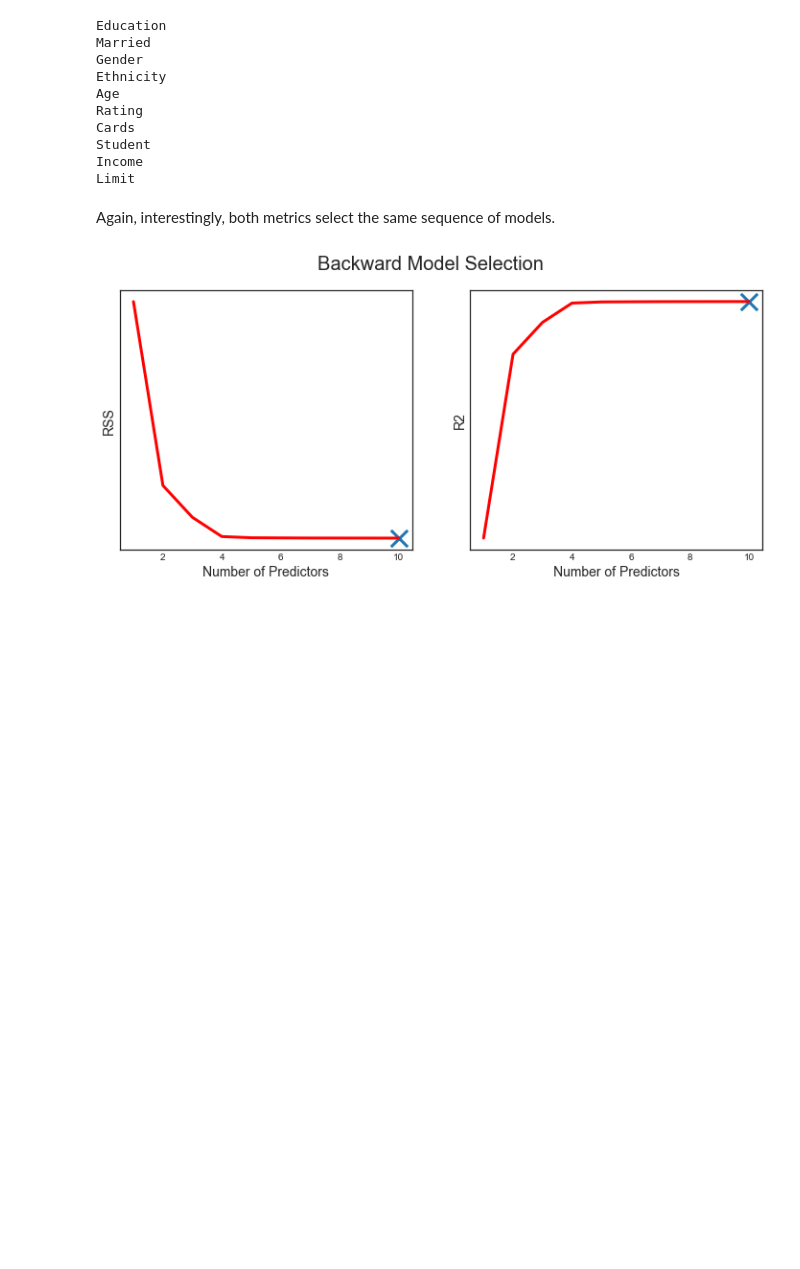
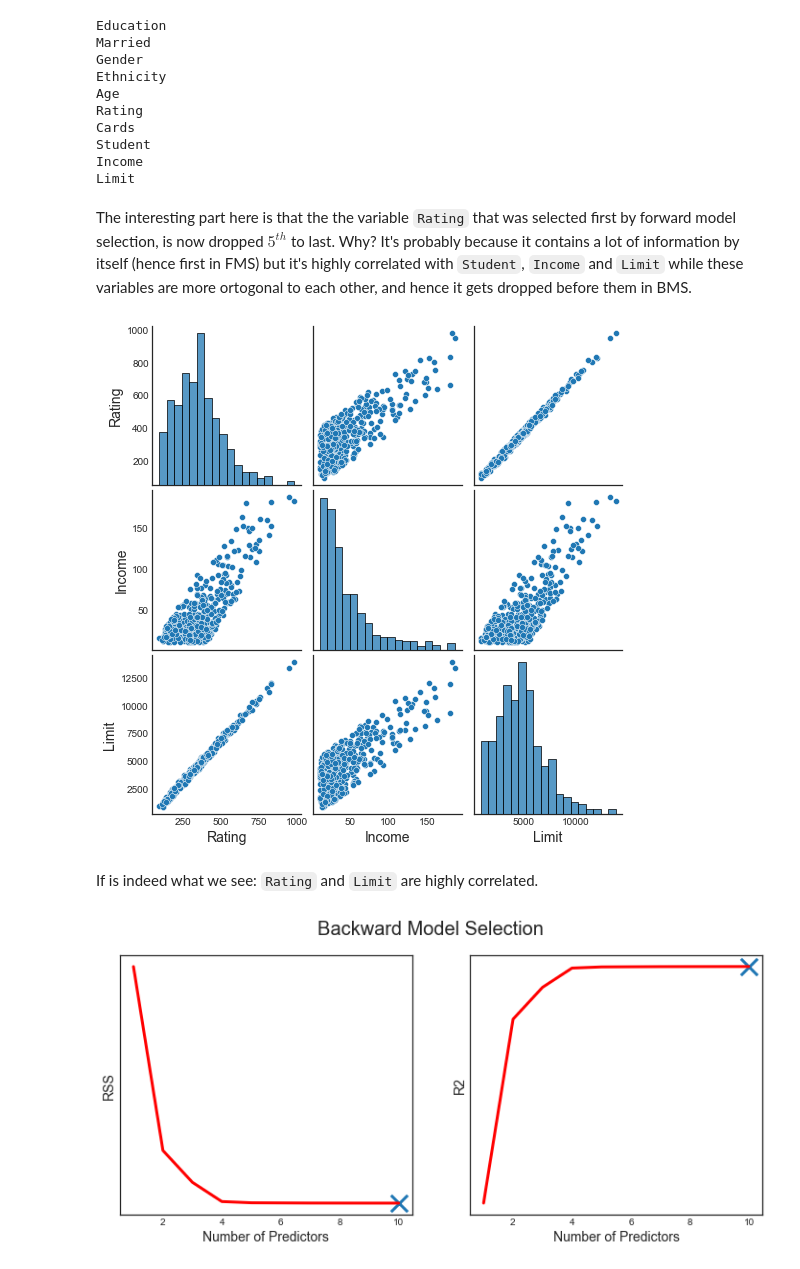
Before and after one commit to matteocourthoud/Machine-Learning-for-Economic-Analysis, a Jupyter notebook: 5_regularization.ipynb, the cells around one changed output. Cells and saved outputs as stored; diff of their text form; code cells hidden in the pictures; blank space fills up the shorter version.

```diff
--- a/5_regularization.ipynb
+++ b/5_regularization.ipynb
@@ -320,8 +321,15 @@ Cards
 Student
 Income
 Limit
-# %% [markdown]
-Again, interestingly, both metrics select the same sequence of models.
+# %% [markdown]
+The interesting part here is that the the variable `Rating` that was selected first by forward model selection, is now dropped $5^{th}$ to last. Why? It's probably because it contains a lot of information by itself (hence first in FMS) but it's highly correlated with `Student`, `Income` and `Limit` while these variables are more ortogonal to each other, and hence it gets dropped before them in BMS.
+# %%
+# Plot correlations
+sns.pairplot(credit[['Rating','Student','Income','Limit']]);
+# %% [output]
+[figure, added]
+# %% [markdown]
+If is indeed what we see: `Rating` and `Limit` are highly correlated.
 # %%
 fig, (ax1,ax2) = plt.subplots(1,2)
 fig.suptitle('Backward Model Selection')
```
Also changed, not shown: parts of 72 cells of this notebook.
